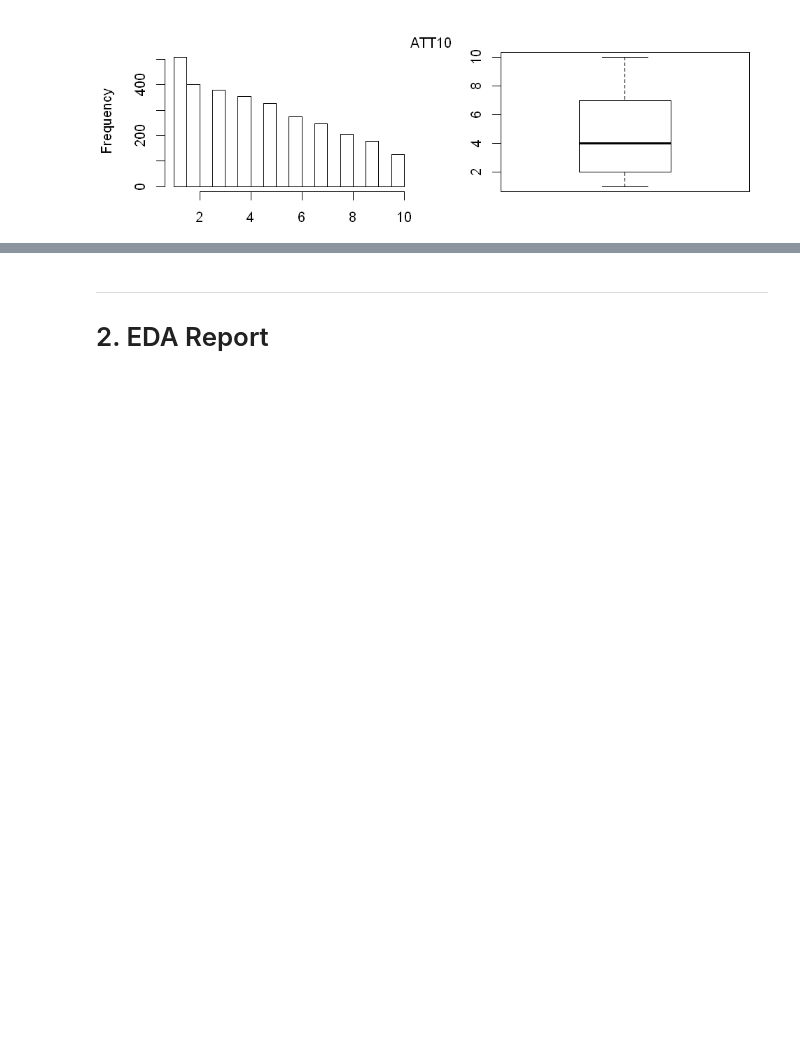
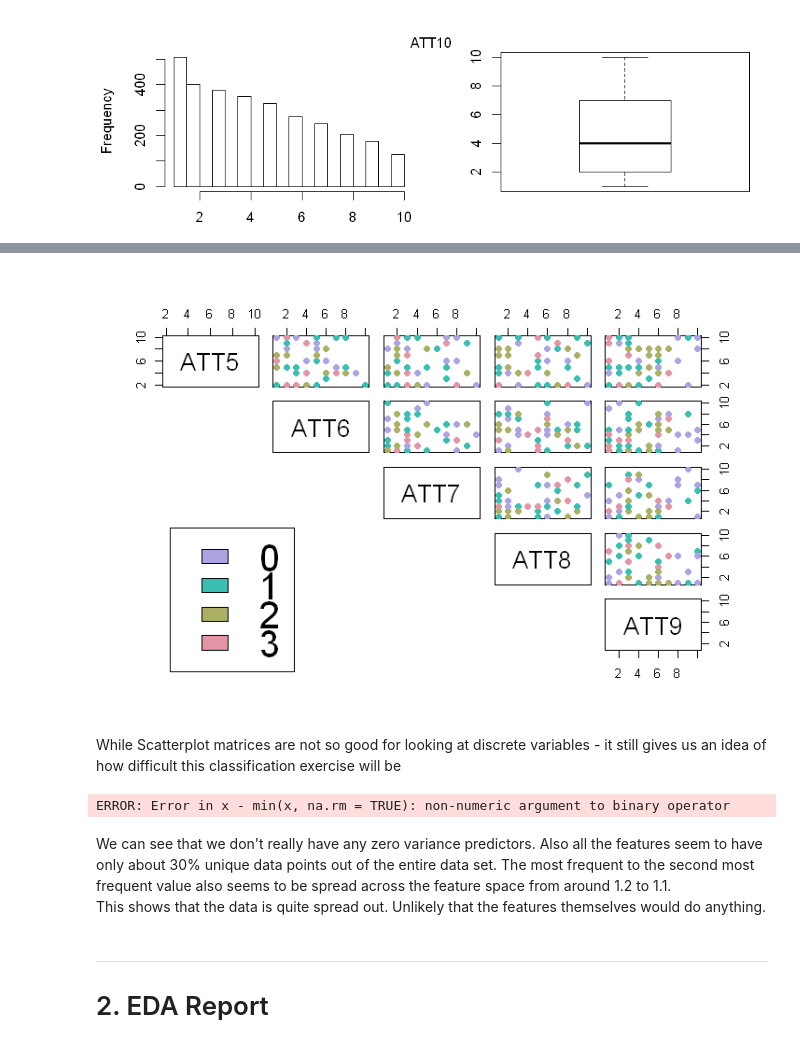
Before and after one commit to codeBehindMe/ADLA3, a Jupyter notebook: groupG.ipynb, the cells around one changed output, grey strips where cells are left out. Drawn from its saved outputs; the diff is of its cells as text; code cells hidden in the pictures; blank space fills up the shorter version.

```diff
--- a/groupG.ipynb
+++ b/groupG.ipynb
@@ -235,0 +343,29 @@ All showing very weak correlations with the target variable - Result. This will
+# %%
+# now do the last 5 columns
+pairs(prostate[1:50,5:9], col = result_col,
+      lower.panel = NULL,
+       cex.labels=2, pch=19, cex = 1.2)
+
+# Add a legend
+par(xpd = TRUE)
+legend(x = 0.05, y = 0.4, cex = 2,
+   legend = as.character(levels(labels)),
+    fill = unique(result_col))
+par(xpd = NA)
+# %% [output]
+[figure, added]
+# %% [markdown]
+While Scatterplot matrices are not so good for looking at discrete variables - it still gives us an idea of how difficult this classification exercise will be
+# %%
+par(las = 1, mar = c(4.5, 3, 3, 2) + 0.1, cex = .8)
+MASS::parcoord(prostate, col = result_col, var.label = TRUE, lwd = 2)
+
+# Add Title
+title("Parallel coordinates plot of the Result data")
+# Add a legend
+par(xpd = TRUE)
+legend(x = 1.75, y = -.25, cex = 1,
+   legend = as.character(levels(labels)),
+    fill = unique(result_col), horiz = TRUE)
+# %% [output]
+ERROR: Error in x - min(x, na.rm = TRUE): non-numeric argument to binary operator
@@ -236,3 +379,6 @@ All showing very weak correlations with the target variable - Result. This will
+# %% [markdown]
+We can see that we don't really have any zero variance predictors. Also all the features seem to have only about 30% unique data points out of the entire data set. The most frequent to the second most frequent value also seems to be spread across the feature space from around 1.2 to 1.1. <br />
+This shows that the data is quite spread out. Unlikely that the features themselves would do anything.<br />
 # %% [markdown]
 ---
 # 2. EDA Report
```
Also changed, not shown: parts of 137 cells of this notebook, 6 other files.
